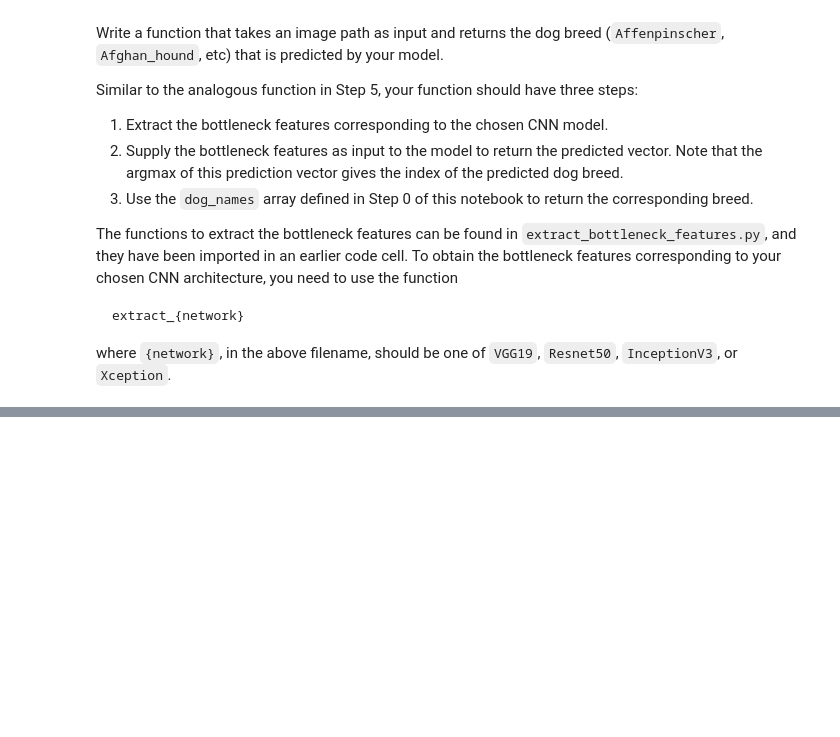
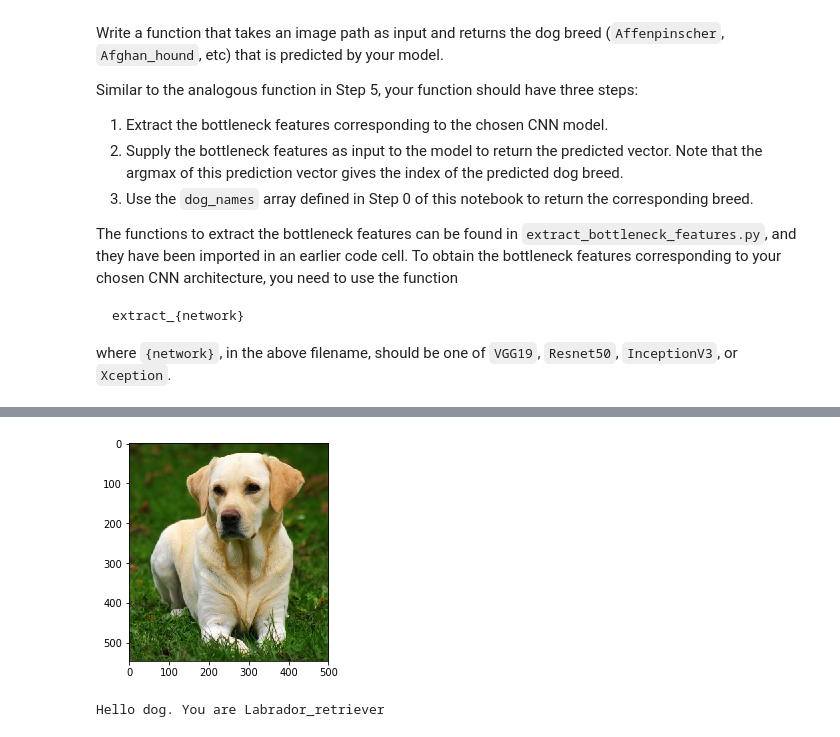
Before and after one commit to msenel1978/dog-project, a Jupyter notebook: dog_app.ipynb, the cells around one changed output, grey strips where cells are left out. Saved outputs shown, nothing was run; the diff lists cells and outputs as text; code cells hidden in the pictures; blank space fills up the shorter version.

```diff
--- a/dog_app.ipynb
+++ b/dog_app.ipynb
@@ -762,0 +814,5 @@ __Answer:__
+# %%
+detect_and_predictbreed('images/Labrador_retriever_06457.jpg')
+# %% [output]
+[figure, added]
+Hello dog. You are Labrador_retriever
```
Also changed, not shown: parts of 23 cells of this notebook, 2 other files.
